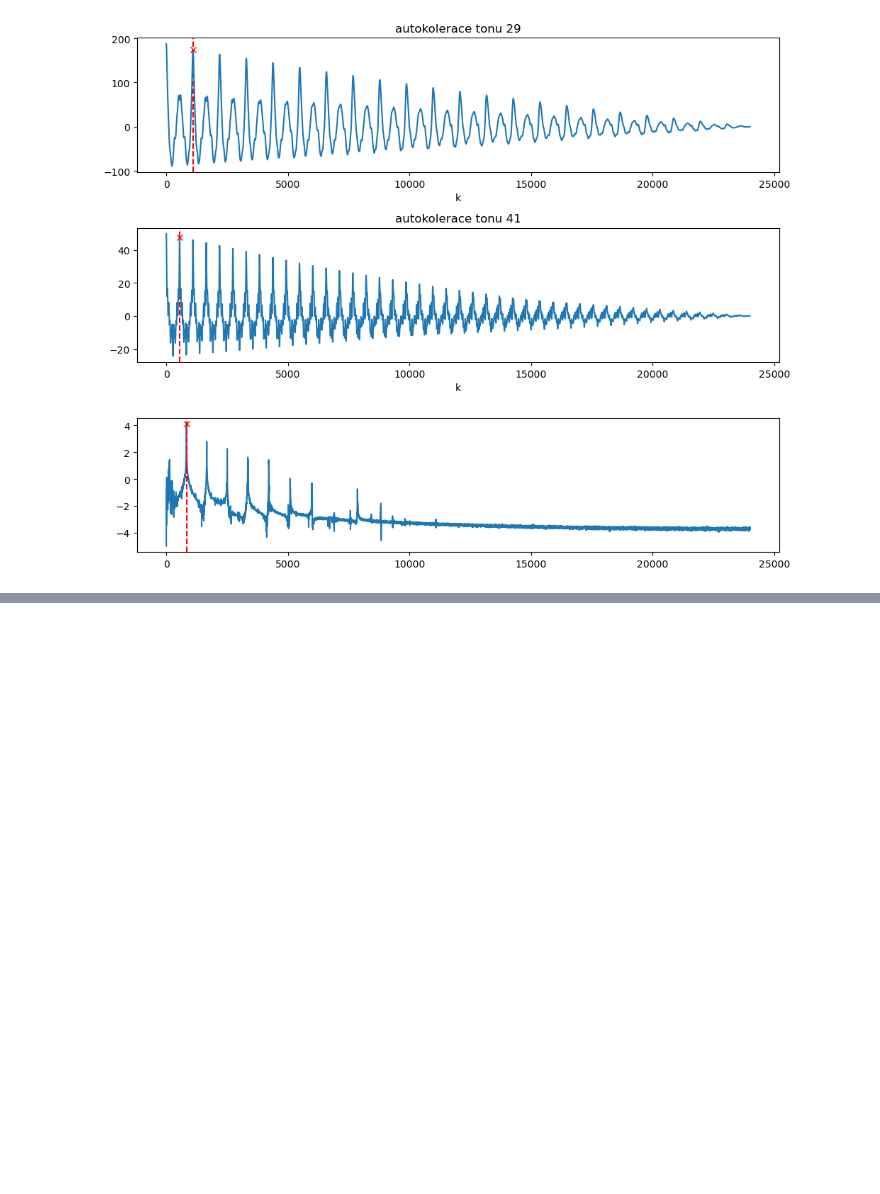
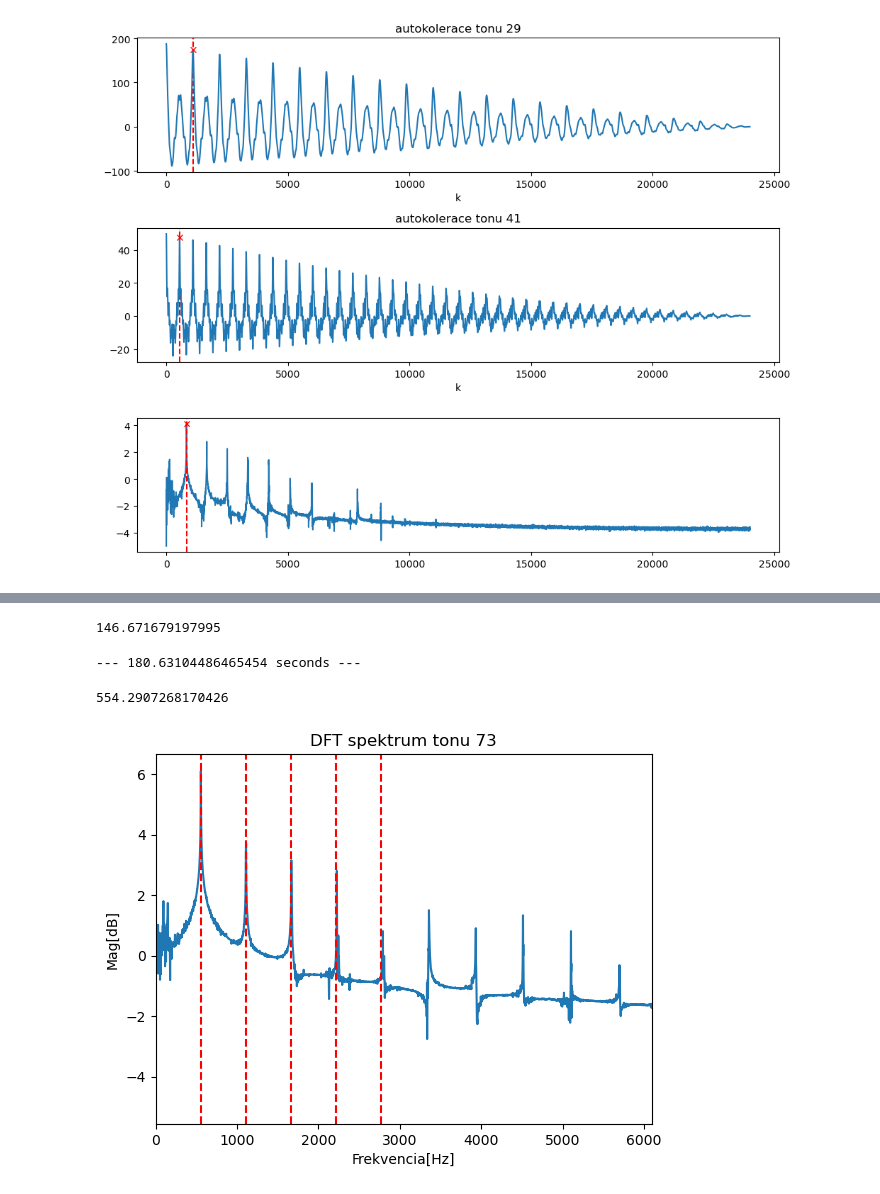
Before and after one commit to youruncle1/ISS-proj, a Jupyter notebook: iss_proj.ipynb, the cells around one changed output, grey strips where cells are left out. Cells and saved outputs as stored; diff of their text form; code cells hidden in the pictures; blank space fills up the shorter version.

```diff
--- a/iss_proj.ipynb
+++ b/iss_proj.ipynb
@@ -86,7 +86,10 @@ def getFreq_DFT(tone):
     koeff = np.arange(0,int(N/2) + 1)
     DFTmag = np.abs(DFT[koeff])
     f = koeff / N * Fs
-    return f[np.argmax(DFTmag)]
+    if tone < 41:
+        return f[np.argmax(DFTmag)] // 2
+    else:
+        return f[np.argmax(DFTmag)]
 
 def getFreq_ACF(tone):
     corr = signal.correlate(xall[tone],xall[tone], "full")
@@ -105,12 +108,12 @@ def getFreq_ACF(tone):
 
 ############################  VYPOCET POMOCI AUTOKOLERACE ############################
 print("vypocet zakladni frekvence f0 pomoci autokolerace (do tonu 70)")
-for tone in range(MIDIFROM, 70):
+for tone in range(MIDIFROM, MIDITO+1):
     print("f0 tonu %d: %1.3f" % (tone, getFreq_ACF(tone)))
 
 ############################      VYPOCET POMOCI DFT      ############################
 print("\nvypocet zakladni frekvence f0 pomoci DFT (od tonu 71)")
-for tone in range(71, MIDITO+1):
+for tone in range(MIDIFROM, MIDITO+1):
     print("f0 tonu %d: %d" % (tone, getFreq_DFT(tone)))
 
 '''
@@ -235,0 +231,38 @@ ton 108: DFT f = 4188.00
+# %%
+print(tonedata[50][0][2])
+# %% [output]
+146.671679197995
+# %%
+#vypocet modulov a faz pro f0...f5 pre kazdy ton
+#cas vypoctu cca ~200sekund
+
+for tone in range(MIDIFROM, MIDITO+1):
+    fprecise = tonedata[tone][0][2]
+    f0 = [fprecise, 2*fprecise, 3*fprecise, 4*fprecise, 5*fprecise]
+
+    for f in range(1,5):
+        getFreq_DTFT(f0[f], tone, f)
+
+print("done!")
+# %% [output]
+--- 180.63104486465454 seconds ---
+# %%
+tone = 73
+
+DFT = np.fft.fft(xall[tone])
+#PSD = np.abs(DFT)**2 + 1e-5
+PSD = np.log10(np.abs(DFT)**2 + 1e-5)
+PSDHalf = PSD[:PSD.size // 2]
+Fk = np.arange(PSDHalf.size) * (Fs / xall[tone].size)
+plt.title('DFT spektrum tonu %d' % tone)
+plt.xlabel('Frekvencia[Hz]')
+plt.ylabel('Mag[dB]')
+plt.plot(Fk, PSDHalf)
+plt.xlim(0, 11*tonedata[tone][0][2])
+#plt.plot(DTFT_fmax, Xmag, marker='x')
+for f0 in range(5):
+    plt.axvline(x=tonedata[tone][f0][2], c="r",linestyle="--")
+print(tonedata[tone][0][2])
+# %% [output]
+554.2907268170426
+[figure, added]
```
Also changed, not shown: parts of 6 cells of this notebook.
